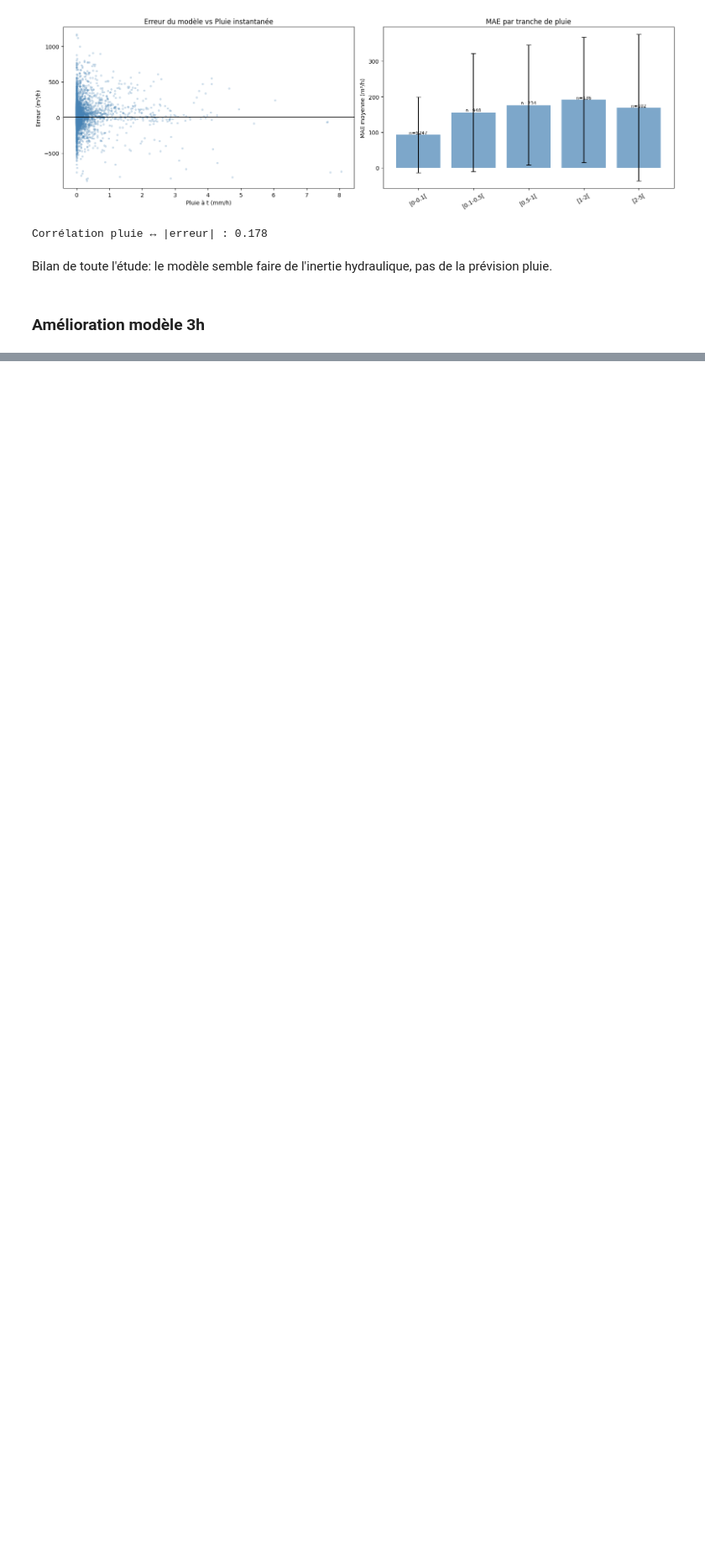
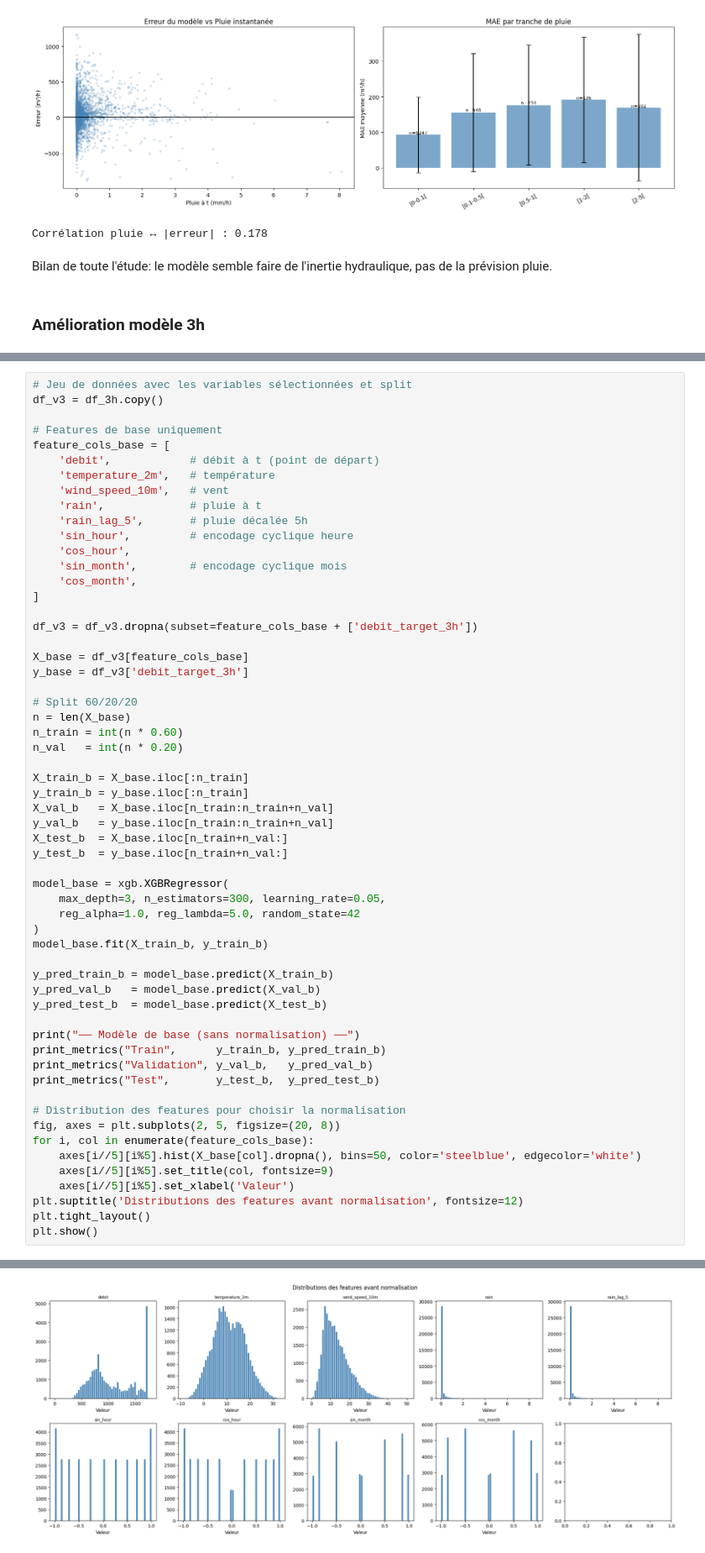
Before and after one commit to TortueAgile22/Capstone, a Jupyter notebook: py_ipynb_files/Modèles/Modele_station_C.ipynb, the cells around one changed output, grey strips where cells are left out. Shown at 84% size. Cells and saved outputs as stored; diff of their text form; blank space fills up the shorter version.

Commit message:
Essais sur le modèle station C avec normalisation, features additionnelles sur la pluie"

```diff
--- a/py_ipynb_files/Modèles/Modele_station_C.ipynb
+++ b/py_ipynb_files/Modèles/Modele_station_C.ipynb
@@ -594,0 +597,59 @@ v2 pluie     → RMSE=279.64 | MAE=178.40 | R²=0.258
+# %%
+# Jeu de données avec les variables sélectionnées et split
+df_v3 = df_3h.copy()
+
+# Features de base uniquement
+feature_cols_base = [
+    'debit',            # débit à t (point de départ)
+    'temperature_2m',   # température
+    'wind_speed_10m',   # vent
+    'rain',             # pluie à t
+    'rain_lag_5',       # pluie décalée 5h
+    'sin_hour',         # encodage cyclique heure
+    'cos_hour',
+    'sin_month',        # encodage cyclique mois
+    'cos_month',
+]
+
+df_v3 = df_v3.dropna(subset=feature_cols_base + ['debit_target_3h'])
+
+X_base = df_v3[feature_cols_base]
+y_base = df_v3['debit_target_3h']
+
+# Split 60/20/20
+n = len(X_base)
+n_train = int(n * 0.60)
+n_val   = int(n * 0.20)
+
+X_train_b = X_base.iloc[:n_train]
+y_train_b = y_base.iloc[:n_train]
+X_val_b   = X_base.iloc[n_train:n_train+n_val]
+y_val_b   = y_base.iloc[n_train:n_train+n_val]
+X_test_b  = X_base.iloc[n_train+n_val:]
+y_test_b  = y_base.iloc[n_train+n_val:]
+
+model_base = xgb.XGBRegressor(
+    max_depth=3, n_estimators=300, learning_rate=0.05,
+    reg_alpha=1.0, reg_lambda=5.0, random_state=42
+)
+model_base.fit(X_train_b, y_train_b)
+
+y_pred_train_b = model_base.predict(X_train_b)
+y_pred_val_b   = model_base.predict(X_val_b)
+y_pred_test_b  = model_base.predict(X_test_b)
+
+print("── Modèle de base (sans normalisation) ──")
+print_metrics("Train",      y_train_b, y_pred_train_b)
+print_metrics("Validation", y_val_b,   y_pred_val_b)
+print_metrics("Test",       y_test_b,  y_pred_test_b)
+
+# Distribution des features pour choisir la normalisation
+fig, axes = plt.subplots(2, 5, figsize=(20, 8))
+for i, col in enumerate(feature_cols_base):
+    axes[i//5][i%5].hist(X_base[col].dropna(), bins=50, color='steelblue', edgecolor='white')
+    axes[i//5][i%5].set_title(col, fontsize=9)
+    axes[i//5][i%5].set_xlabel('Valeur')
+plt.suptitle('Distributions des features avant normalisation', fontsize=12)
+plt.tight_layout()
+plt.show()
+# %% [output]
@@ -594,0 +660 @@ v2 pluie     → RMSE=279.64 | MAE=178.40 | R²=0.258
+[figure, added]
```
Also changed, not shown: parts of 10 cells of this notebook.
